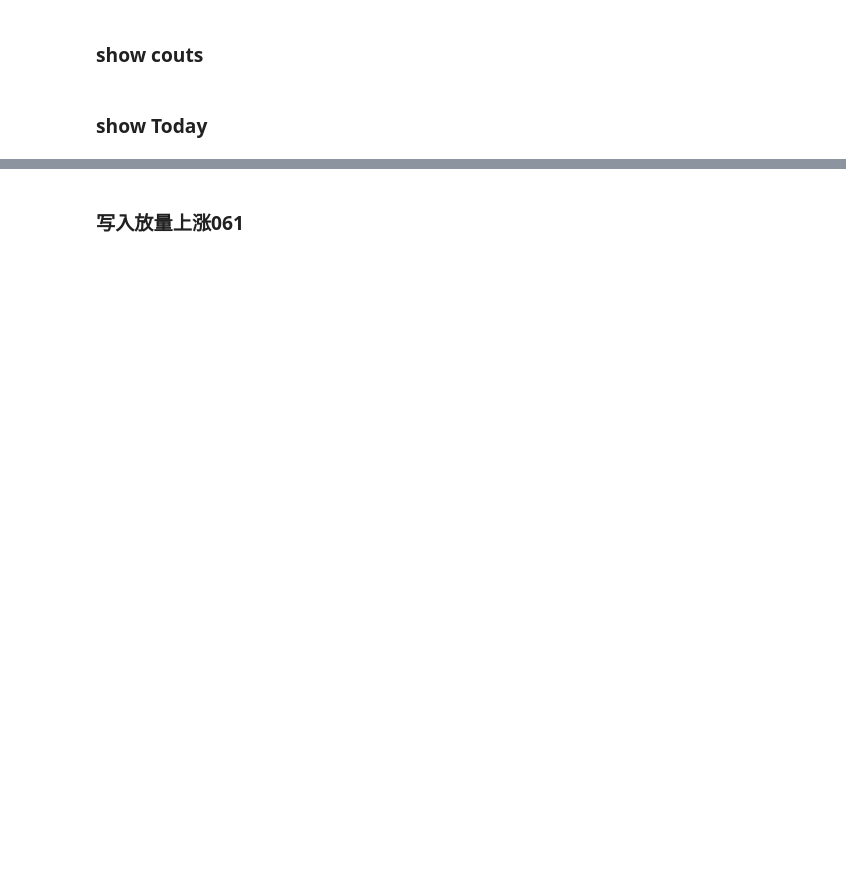
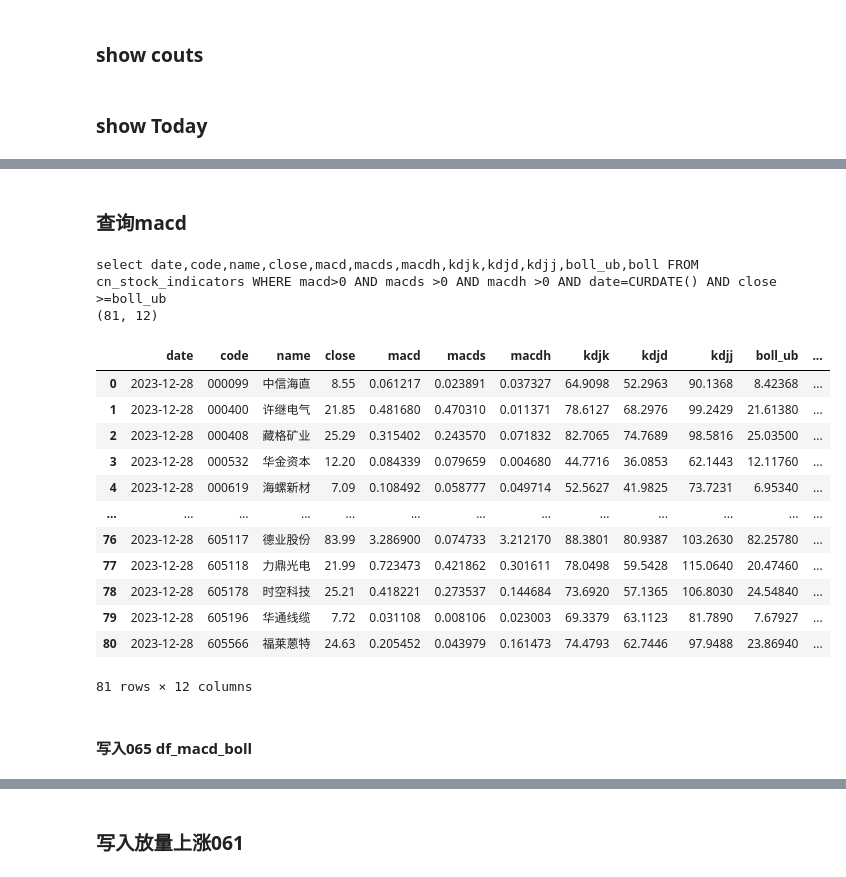
Before and after one commit to johnsonhongyi/pyQuant3, a Jupyter notebook: stock/jupyterAlgo/Quant2023/查询放量.ipynb, the cells around one changed output, grey strips where cells are left out. Saved outputs shown, nothing was run; the diff lists cells and outputs as text; code cells hidden in the pictures; blank space fills up the shorter version.

```diff
--- a/stock/jupyterAlgo/Quant2023/查询放量.ipynb
+++ b/stock/jupyterAlgo/Quant2023/查询放量.ipynb
@@ -224,6 +224,14 @@ def exe_sql_select(conn,sql):
 		print('事务处理成功', cur.rowcount)
 	# cur.close()
 	return data
+
+def do_select_db(sql):
+    conn = pymysql.connect(**MYSQL_CONN_DBAPI)
+    mycursor = conn.cursor()
+    print(sql)
+    df = panda_df(conn,sql)
+    conn.close()
+    return df
 # %% [markdown]
 ### 读取SQL数据
 # %%
@@ -367,3 +375,29 @@ df7tail[(df7tail.date >= datetime.datetime.strptime(filter_date, '%Y-%m-%d').dat
+# %% [markdown]
+### 查询macd
+# %%
+# sql_select = '''select * FROM cn_stock_indicators WHERE code='000001' ORDER BY date desc limit 5'''
+sql_select_code = f'''select date,code,name,close,macd,macds,macdh,kdjk,kdjd,kdjj,boll_ub,boll FROM cn_stock_indicators WHERE macd>0 AND macds >0 AND macdh >0 AND date=CURDATE() AND close >=boll_ub '''
+df_macd_boll=do_select_db(sql_select_code)
+# %% [output]
+select date,code,name,close,macd,macds,macdh,kdjk,kdjd,kdjj,boll_ub,boll FROM cn_stock_indicators WHERE macd>0 AND macds >0 AND macdh >0 AND date=CURDATE() AND close >=boll_ub
+(81, 12)
 # %%
 # df7tail =  df7tail.sort_values(by=['rate_1'],ascending=[0])
 # df7tail
+df_macd_boll
+# %% [output]
+|  | date | code | name | close | macd | macds | macdh | kdjk | kdjd | kdjj | boll_ub | ... |
+| 0 | 2023-12-28 | 000099 | 中信海直 | 8.55 | 0.061217 | 0.023891 | 0.037327 | 64.9098 | 52.2963 | 90.1368 | 8.42368 | ... |
+| 1 | 2023-12-28 | 000400 | 许继电气 | 21.85 | 0.481680 | 0.470310 | 0.011371 | 78.6127 | 68.2976 | 99.2429 | 21.61380 | ... |
+| 2 | 2023-12-28 | 000408 | 藏格矿业 | 25.29 | 0.315402 | 0.243570 | 0.071832 | 82.7065 | 74.7689 | 98.5816 | 25.03500 | ... |
+| 3 | 2023-12-28 | 000532 | 华金资本 | 12.20 | 0.084339 | 0.079659 | 0.004680 | 44.7716 | 36.0853 | 62.1443 | 12.11760 | ... |
+| 4 | 2023-12-28 | 000619 | 海螺新材 | 7.09 | 0.108492 | 0.058777 | 0.049714 | 52.5627 | 41.9825 | 73.7231 | 6.95340 | ... |
+| ... | ... | ... | ... | ... | ... | ... | ... | ... | ... | ... | ... | ... |
+| 76 | 2023-12-28 | 605117 | 德业股份 | 83.99 | 3.286900 | 0.074733 | 3.212170 | 88.3801 | 80.9387 | 103.2630 | 82.25780 | ... |
+| 77 | 2023-12-28 | 605118 | 力鼎光电 | 21.99 | 0.723473 | 0.421862 | 0.301611 | 78.0498 | 59.5428 | 115.0640 | 20.47460 | ... |
+| 78 | 2023-12-28 | 605178 | 时空科技 | 25.21 | 0.418221 | 0.273537 | 0.144684 | 73.6920 | 57.1365 | 106.8030 | 24.54840 | ... |
+| 79 | 2023-12-28 | 605196 | 华通线缆 | 7.72 | 0.031108 | 0.008106 | 0.023003 | 69.3379 | 63.1123 | 81.7890 | 7.67927 | ... |
+| 80 | 2023-12-28 | 605566 | 福莱蒽特 | 24.63 | 0.205452 | 0.043979 | 0.161473 | 74.4793 | 62.7446 | 97.9488 | 23.86940 | ... |
+81 rows × 12 columns
+# %% [markdown]
+#### 写入065 df_macd_boll
```
Also changed, not shown: parts of 23 cells of this notebook, 33 other files.
